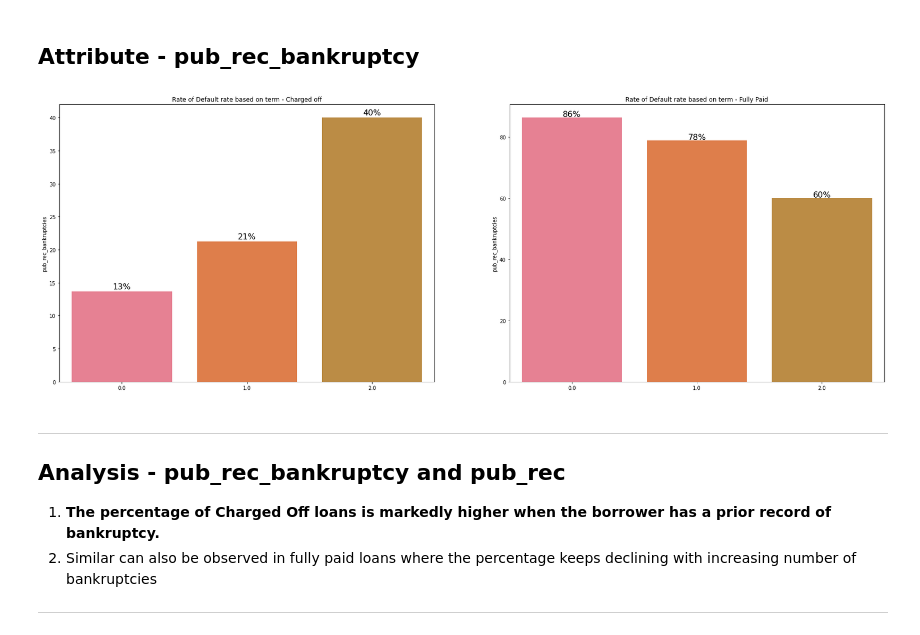
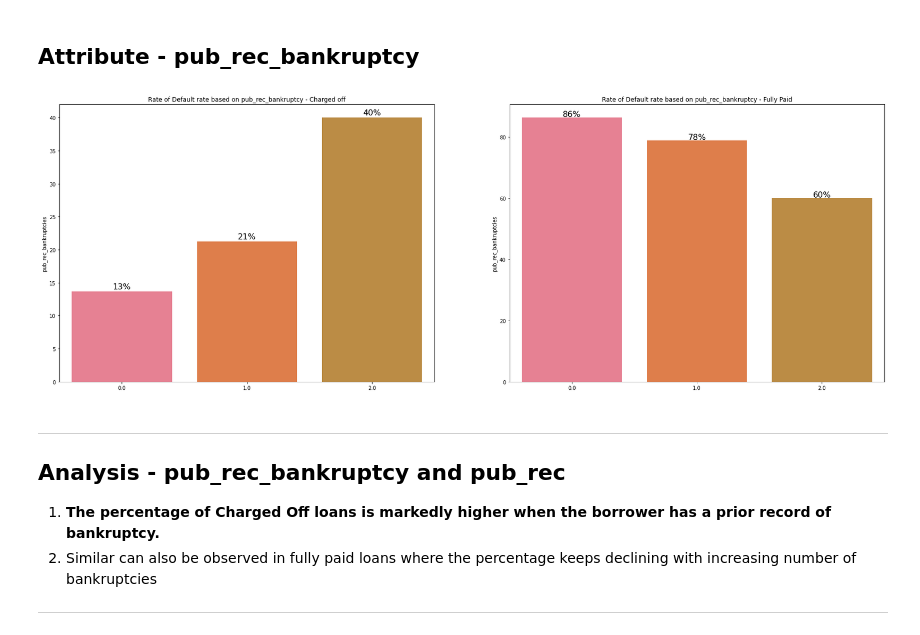
Before and after one commit to anunay999/lending_club, a Jupyter notebook: AnunayAatipamula_LendingClub.ipynb, the cells around one changed output. Cells and saved outputs as stored; diff of their text form; code cells hidden in the pictures.

```diff
--- a/AnunayAatipamula_LendingClub.ipynb
+++ b/AnunayAatipamula_LendingClub.ipynb
@@ -614,3 +617,5 @@ final_loan.groupby(['loan_status']).int_rate.describe()
 | Fully Paid | 30423.000 | 11.667 | 3.614 | 5.420 | 8.590 | 11.490 | 14.090 | 24.110 |
 # %% [markdown]
 ### Mean and median for `charged off` loans are higher than `fully paid` loan which makes it clear that loan defaulters `increase` with increasing in the interest rate
+# %%
+final_loan['int_rate_bucket'] = pd.cut(x=final_loan['int_rate'], bins=np.arange(0,25,8),labels=['low','medium','high'])
@@ -916,19 +936,19 @@ show_values_on_bars(g2)
 # %%
 f,axes= plt.subplots(1,2,figsize=(29,10))
 ax1 = charged_off_loans.pub_rec_bankruptcies.value_counts()*100/final_loan.pub_rec_bankruptcies.value_counts()
 ax2 = fully_paid_loans.pub_rec_bankruptcies.value_counts()*100/final_loan.pub_rec_bankruptcies.value_counts()
 pub_rec_bankruptcies_list = final_loan.pub_rec_bankruptcies.value_counts().index
 g1 = sb.barplot(x = pub_rec_bankruptcies_list,y = ax1 ,palette=sb.color_palette('husl', 16),ax = axes[0])
 
 g2 = sb.barplot(x = pub_rec_bankruptcies_list,y = ax2 ,palette=sb.color_palette('husl', 16),ax = axes[1])
 
-g1.set_title('Rate of Default rate based on term - Charged off')
-g2.set_title('Rate of Default rate based on term - Fully Paid')
+g1.set_title('Rate of Default rate based on pub_rec_bankruptcy - Charged off')
+g2.set_title('Rate of Default rate based on pub_rec_bankruptcy - Fully Paid')
 
 show_values_on_bars(g1)
 show_values_on_bars(g2)
 # %% [output]
-[figure, old version]
+[figure, new version]
 # %% [markdown]
 ---
 ## Analysis  - pub_rec_bankruptcy and pub_rec
```
Also changed, not shown: parts of 28 cells of this notebook.
